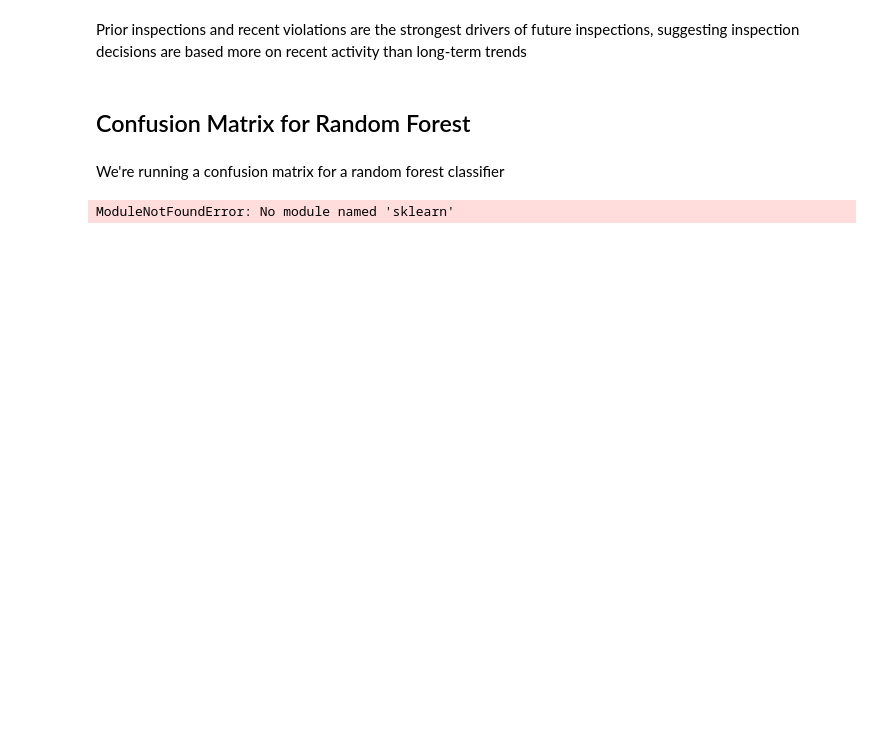
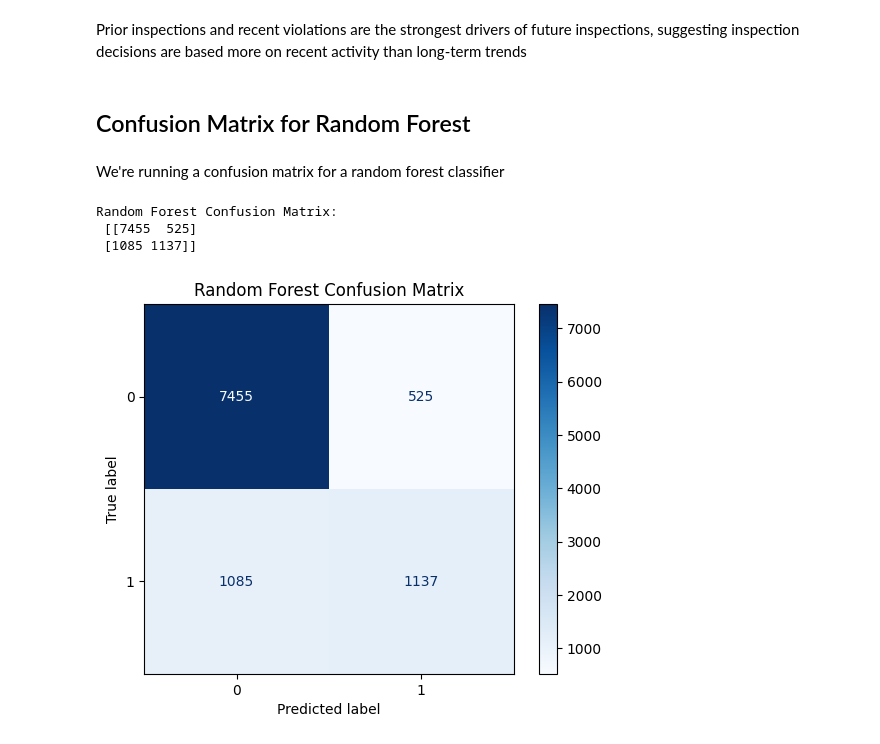
Before and after one commit to SU-IST707-SP26/group-project-team-pandas, a Jupyter notebook: work/06_model_evaluation_and_interpretation.ipynb, the cells around one changed output. Saved outputs shown, nothing was run; the diff lists cells and outputs as text; code cells hidden in the pictures; blank space fills up the shorter version.

Commit message:
edited confusion matrix

```diff
--- a/work/06_model_evaluation_and_interpretation.ipynb
+++ b/work/06_model_evaluation_and_interpretation.ipynb
@@ -108,18 +108,25 @@ We're running a confusion matrix for a random forest classifier
 # %%
 from sklearn.metrics import confusion_matrix, ConfusionMatrixDisplay
 import matplotlib.pyplot as plt
 
 # Predict with trained Random Forest model
-y_pred_rf = rf_model.predict(X_test)
+predictions_df = pd.read_csv("shared_data/model_predictions.csv")
 
 # Build confusion matrix
-cm_rf = confusion_matrix(y_test, y_pred_rf)
+# Use 'random_forest_pred' column from saved predictions
+cm_rf = confusion_matrix(
+    predictions_df['y_test'],
+    predictions_df['random_forest_pred']
+)
 print("Random Forest Confusion Matrix:\n", cm_rf)
 
 # Plot confusion matrix
 disp = ConfusionMatrixDisplay(confusion_matrix=cm_rf)
 disp.plot(cmap="Blues", values_format="d")
 plt.title("Random Forest Confusion Matrix")
 plt.show()
 # %% [output]
-ModuleNotFoundError: No module named 'sklearn'
+Random Forest Confusion Matrix:
+ [[7455  525]
+ [1085 1137]]
+[figure, added]
```
Also changed, not shown: parts of 4 cells of this notebook, 5 other files.
